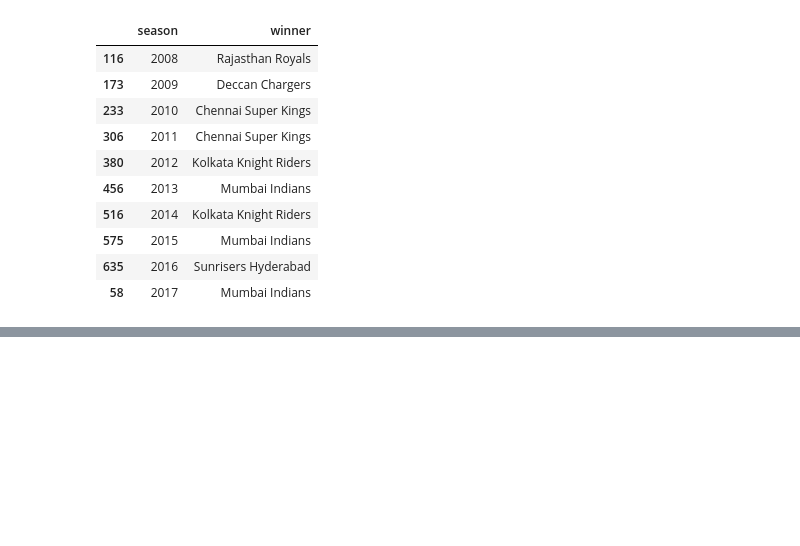
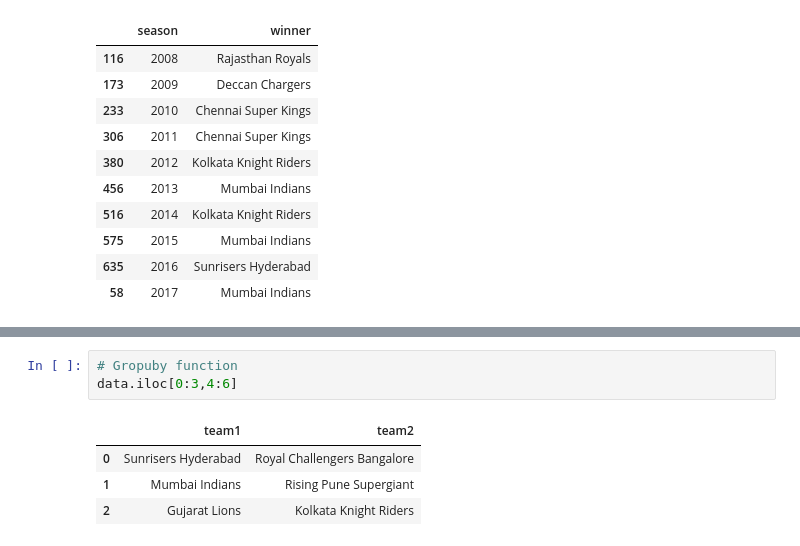
Before and after one commit to omyadav-ml/Daily-Learning, a Jupyter notebook: Python Notebook/Pandas/pandas.ipynb, the cells around one changed output, grey strips where cells are left out. Saved outputs shown, nothing was run; the diff lists cells and outputs as text; blank space fills up the shorter version.

Commit message:
Revision of functions

```diff
--- a/Python Notebook/Pandas/pandas.ipynb
+++ b/Python Notebook/Pandas/pandas.ipynb
@@ -442,0 +659,8 @@ data.drop_duplicates('season',keep="last")[['season','winner']].sort_values('sea
+# %%
+# Gropuby function
+data.iloc[0:3,4:6]
+# %% [output]
+|  | team1 | team2 |
+| 0 | Sunrisers Hyderabad | Royal Challengers Bangalore |
+| 1 | Mumbai Indians | Rising Pune Supergiant |
+| 2 | Gujarat Lions | Kolkata Knight Riders |
```
Also changed, not shown: parts of 23 cells of this notebook.
